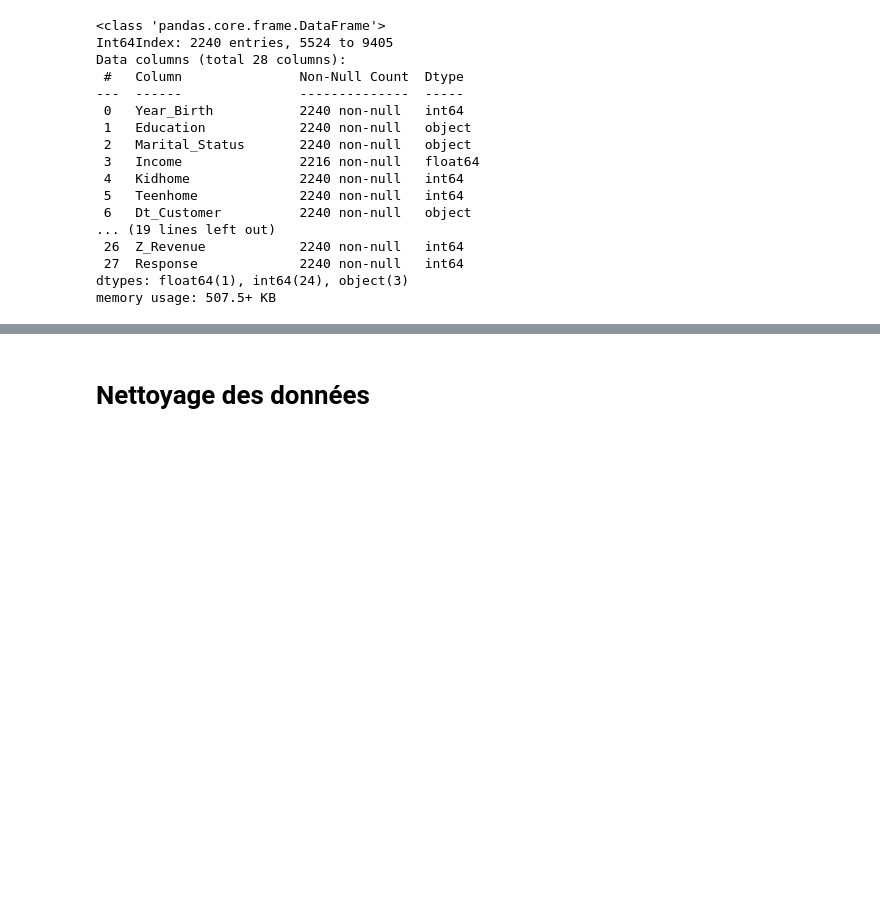
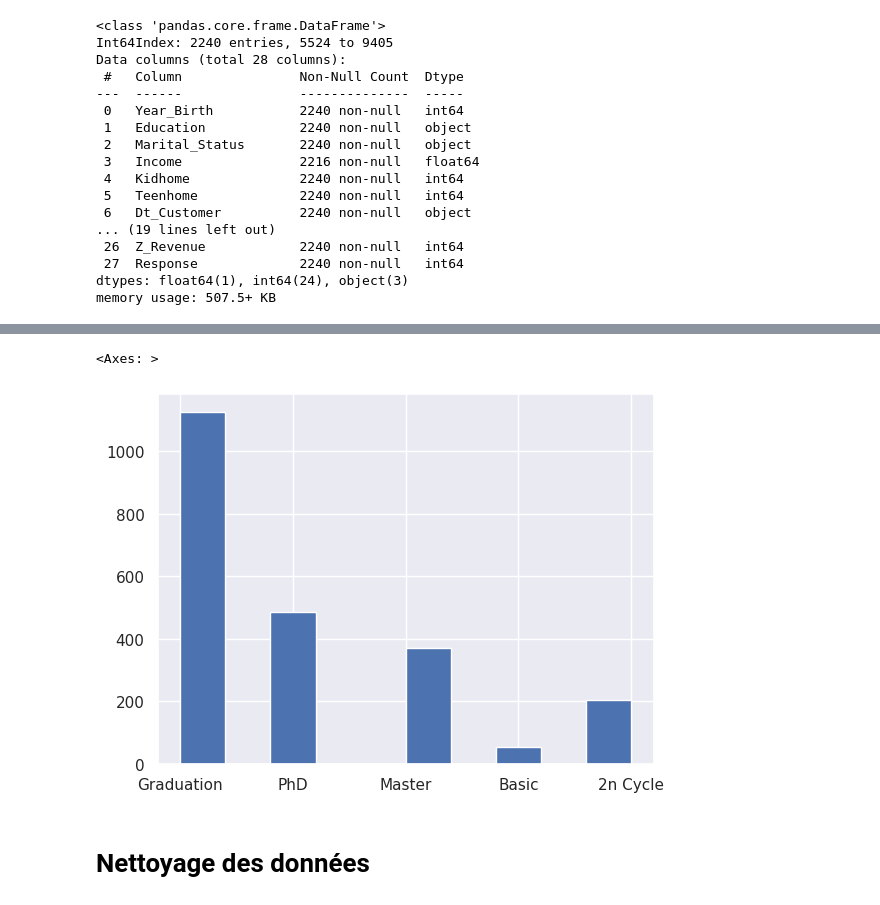
Before and after one commit to Ab2nour/customer-base-analysis, a Jupyter notebook: presentation.ipynb, the cells around one changed output, grey strips where cells are left out. Drawn from its saved outputs; the diff is of its cells as text; code cells hidden in the pictures; blank space fills up the shorter version.

```diff
--- a/presentation.ipynb
+++ b/presentation.ipynb
@@ -133,3 +140,8 @@ memory usage: 507.5+ KB
+# %%
+df["Education"].hist()
+# %% [output]
+<Axes: >
+[figure, added]
 # %% [markdown]
 # Nettoyage des données
 # %% [markdown]
```
Also changed, not shown: parts of 10 cells of this notebook.
